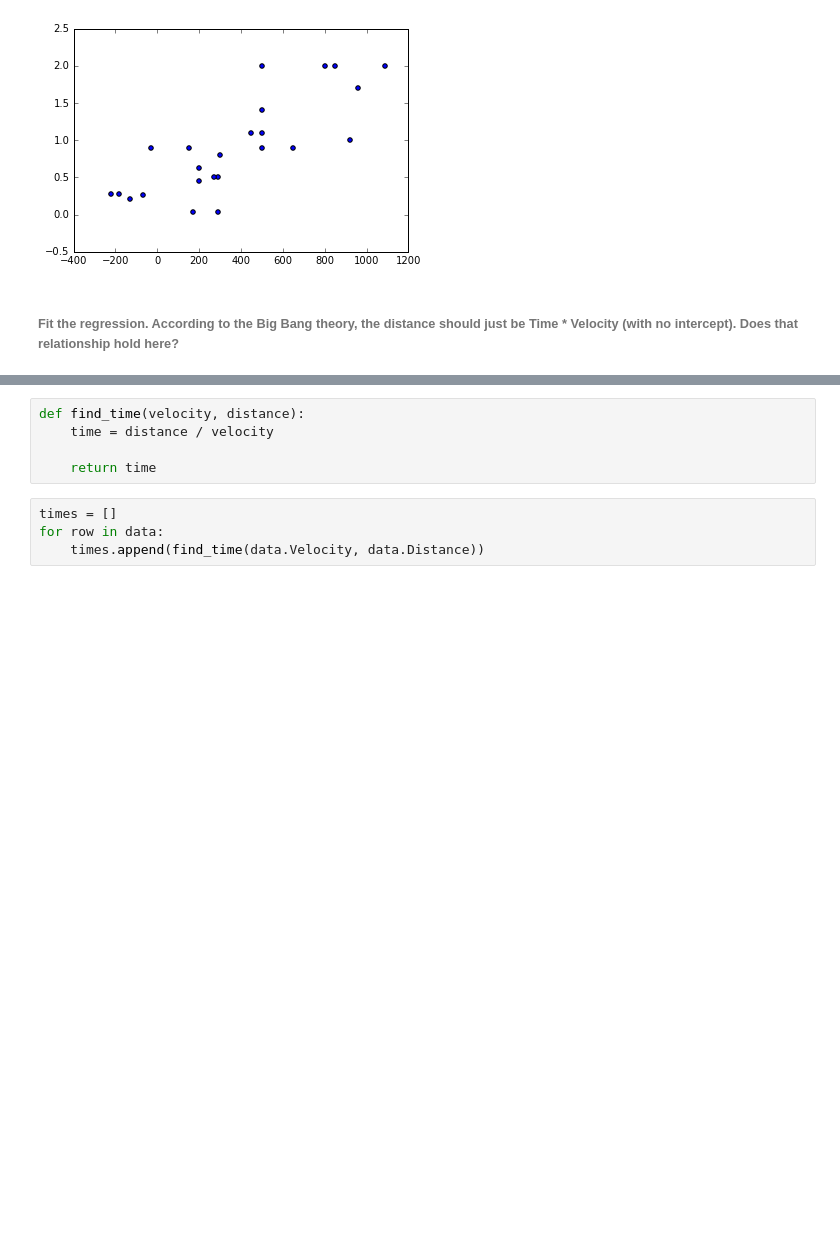
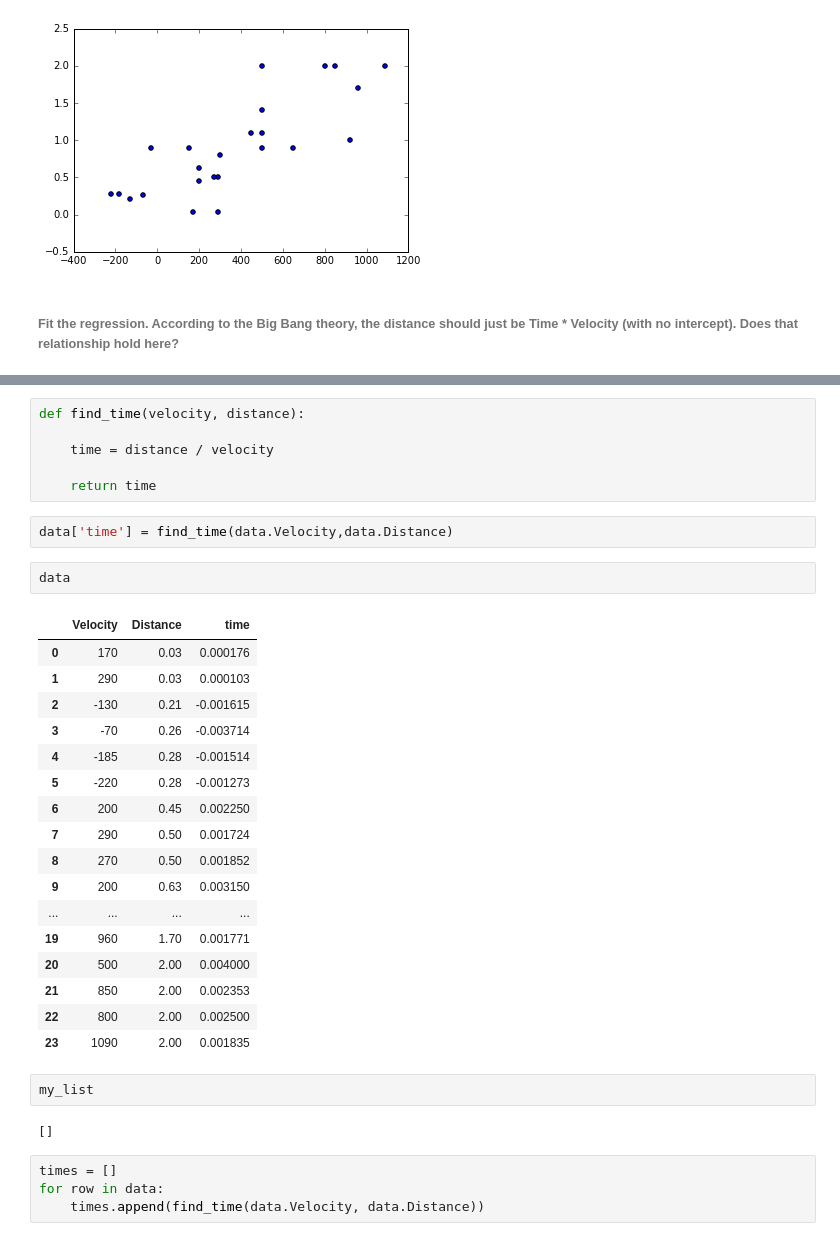
Before and after one commit to Whitepatrick/data_science, a Jupyter notebook: notebooks/LABS/Linear Regression Workshop.ipynb, the cells around one changed output, grey strips where cells are left out. Drawn from its saved outputs; the diff is of its cells as text; blank space fills up the shorter version.

```diff
--- a/notebooks/LABS/Linear Regression Workshop.ipynb
+++ b/notebooks/LABS/Linear Regression Workshop.ipynb
@@ -137,9 +160,36 @@ OLS Regression Results
 | Kurtosis: | 2.532 | Cond. No. | 3.22 |
 # %%
 def find_time(velocity, distance):
+
     time = distance / velocity
 
     return time
+# %%
+data['time'] = find_time(data.Velocity,data.Distance)
+# %%
+data
+# %% [output]
+|  | Velocity | Distance | time |
+| 0 | 170 | 0.03 | 0.000176 |
+| 1 | 290 | 0.03 | 0.000103 |
+| 2 | -130 | 0.21 | -0.001615 |
+| 3 | -70 | 0.26 | -0.003714 |
+| 4 | -185 | 0.28 | -0.001514 |
+| 5 | -220 | 0.28 | -0.001273 |
+| 6 | 200 | 0.45 | 0.002250 |
+| 7 | 290 | 0.50 | 0.001724 |
+| 8 | 270 | 0.50 | 0.001852 |
+| 9 | 200 | 0.63 | 0.003150 |
+| ... | ... | ... | ... |
+| 19 | 960 | 1.70 | 0.001771 |
+| 20 | 500 | 2.00 | 0.004000 |
+| 21 | 850 | 2.00 | 0.002353 |
+| 22 | 800 | 2.00 | 0.002500 |
+| 23 | 1090 | 2.00 | 0.001835 |
+# %%
+my_list
+# %% [output]
+[]
 # %%
 times = []
 for row in data:
```
Also changed, not shown: parts of 15 cells of this notebook, 1 other file.
